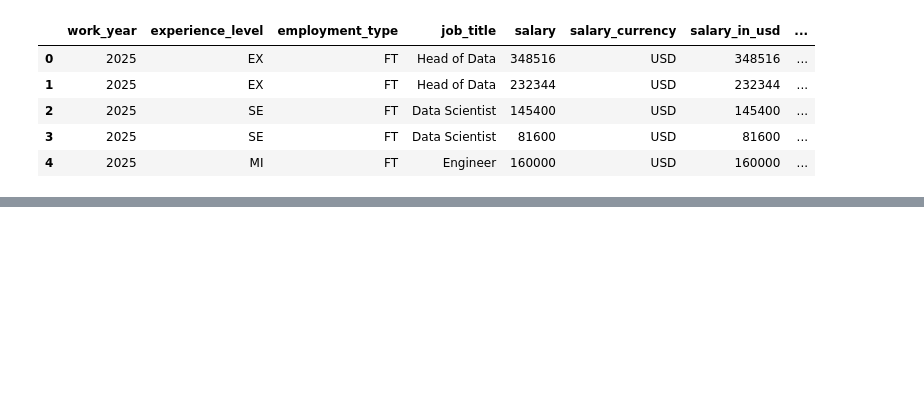
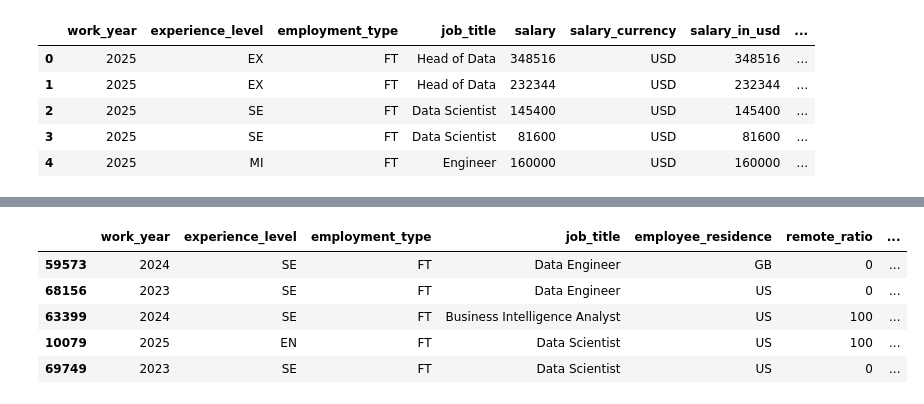
Before and after one commit to AndreiDrugan/Clasificarea-Salariilor-in-Domeniul-AI-Data, a Jupyter notebook: main.ipynb, the cells around one changed output, grey strips where cells are left out. Cells and saved outputs as stored; diff of their text form; code cells hidden in the pictures; blank space fills up the shorter version.

```diff
--- a/main.ipynb
+++ b/main.ipynb
@@ -25,3 +49,5 @@ leak_cols = [
+# %%
+dataset = dataset.dropna()
 # %%
 datatrain, datatest = train_test_split(dataset, test_size=0.2, shuffle=True)
 # %%
@@ -29,3 +55,12 @@ X_train = datatrain.drop(columns=leak_cols)
 y_train = datatrain['High_Salary']
 X_test = datatest.drop(columns=leak_cols)
 y_test = datatest['High_Salary']
+# %%
+X_train.head(5)
+# %% [output]
+|  | work_year | experience_level | employment_type | job_title | employee_residence | remote_ratio | ... |
+| 59573 | 2024 | SE | FT | Data Engineer | GB | 0 | ... |
+| 68156 | 2023 | SE | FT | Data Engineer | US | 0 | ... |
+| 63399 | 2024 | SE | FT | Business Intelligence Analyst | US | 100 | ... |
+| 10079 | 2025 | EN | FT | Data Scientist | US | 100 | ... |
+| 69749 | 2023 | SE | FT | Data Scientist | US | 0 | ... |
```
Also changed, not shown: parts of 5 cells of this notebook, 5 other files.
